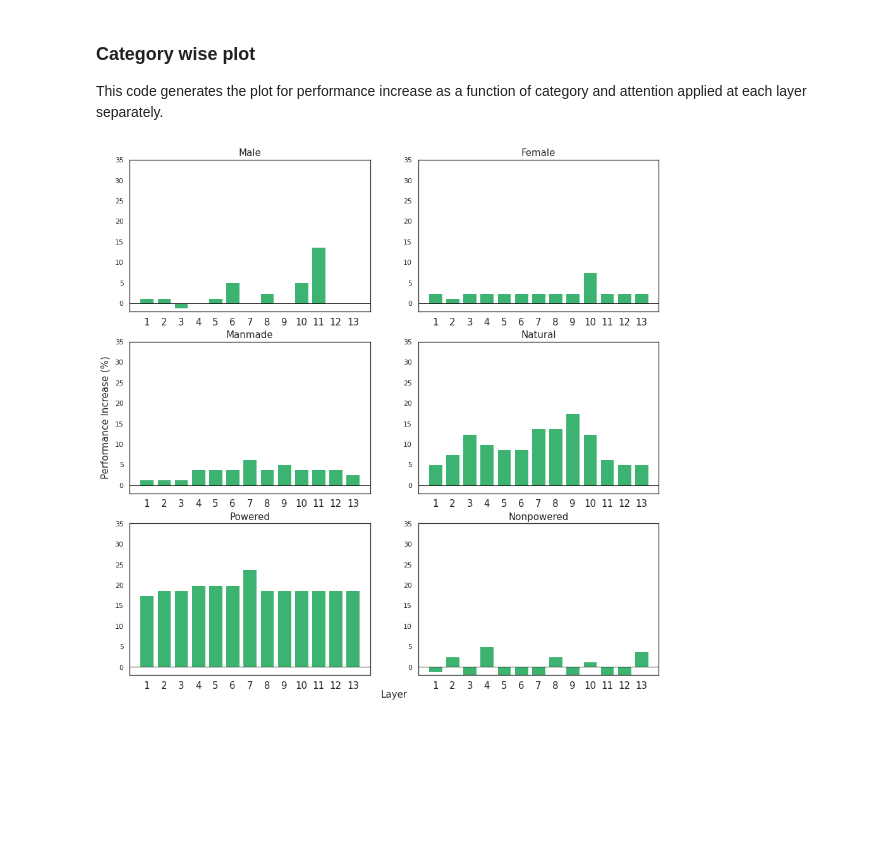
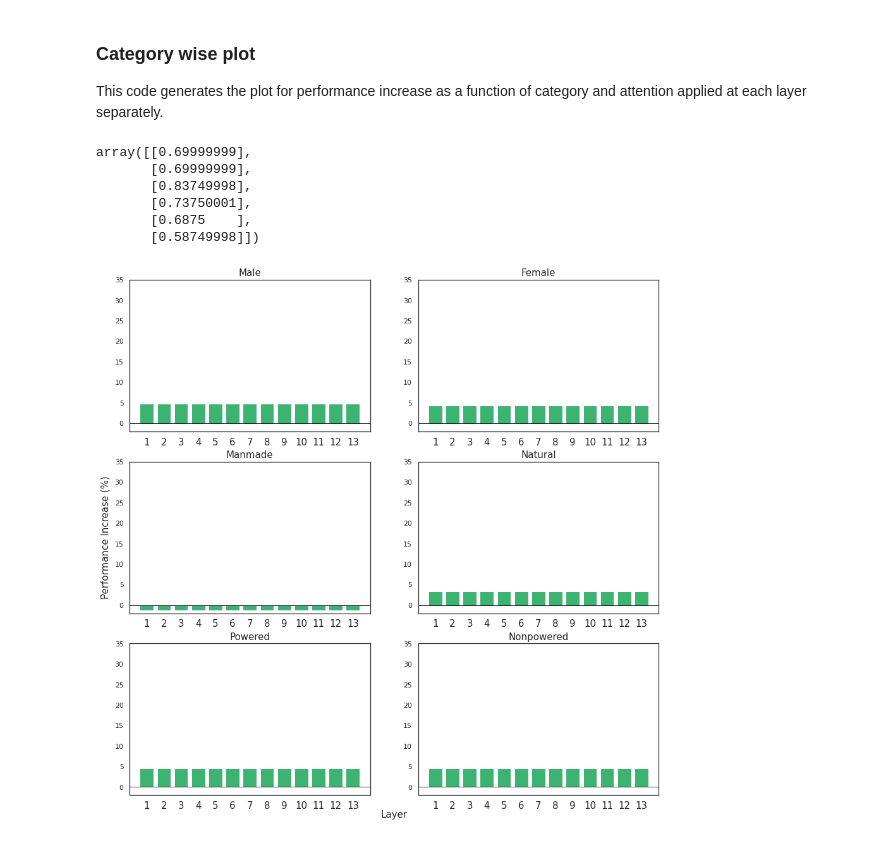
Before and after one commit to soukhind2/vgg16obj, a Jupyter notebook: Merge_set.ipynb, the cells around one changed output. Cells and saved outputs as stored; diff of their text form; code cells hidden in the pictures; blank space fills up the shorter version.

```diff
--- a/Merge_set.ipynb
+++ b/Merge_set.ipynb
@@ -258,7 +279,7 @@ for imtype in range(2):
       test_it = np.concatenate((data_test[cat],data_test[cat + 6])) # Test on merged data
     print(train_it.shape,test_it.shape)
 
-    '''
+
     start = time.time()
     train_data = model.predict(train_it)
     print(f'Train Time: {time.time() - start}')
@@ -266,13 +287,13 @@ for imtype in range(2):
     start = time.time()
     test_data = model.predict(test_it)
     print(f'Test Time: {time.time() - start}')
-    '''
-    history = top_model.fit(x = train_it,  y = train_labels,
+
+    history = top_model.fit(x = train_data,  y = train_labels,
             epochs=epochs,
             batch_size=64,
             verbose = 1, callbacks = [es])
 
-    out = top_model.evaluate(test_it, test_labels)
+    out = top_model.evaluate(test_data, test_labels)
     acc[imtype,cat] = out[1]
     print(out)
 # %% [markdown]
@@ -376,3 +397,17 @@ ax.set_ylim([0,50])
 # %% [output]
 (0.0, 50.0)
 [figure]
+# %%
+tun_q_face = [[0 for item in subl] for subl in fc[0]]
+for cat in range(2):
+  for layer in range(len(fc[cat])):
+    for map in range(len(fc[cat][layer])):
+      if tun_q_face[layer][map] < abs(fc[cat][layer][map]):
+        tun_q_face[layer][map] = abs(fc[cat][layer][map])
+
+sns.set(style="whitegrid")
+ax = sns.boxplot(data = tun_q_face,palette='cool')
+ax.set_xlabel('Layer')
+ax.set_xticklabels(np.arange(1,14))
+ax.set_ylabel('Tuning Quality')
+ax.set_ylim([0,30])
@@ -791,14 +878,15 @@ Epoch 00003: early stopping
 ### Layer wise plot
 This code generates the plot for performance increase as a function of attention applied at each layer separately.
 # %%
+acc = [0.69,0.72,0.85,0.58,0.66,0.63]
 import numpy as np
 import matplotlib.pyplot as plt
 
-x = np.load('tun_accuracy_add0.npy')
+x = np.load('tun_accuracy_multi0.0.npy')
 x = np.expand_dims(x,0)
 
-for i in np.arange(1,10,1):
-  temp = np.load('tun_accuracy_add' + str(i) + '.npy')
+for i in np.arange(0.5,10,0.5):
+  temp = np.load('tun_accuracy_multi' + str(i) + '.npy')
   temp = np.expand_dims(temp,0)
   x = np.vstack((x,temp))
 
@@ -806,9 +894,9 @@ for i in np.arange(1,10,1):
 
 x = np.amax(x,0)
 
-plt_data = np.zeros((6,13))
+plt_data = np.zeros((6,1))
 for i in range(6):
-  for j in range(13):
+  for j in range(1):
     plt_data[i,j] = x[i,j] - acc[i]
 
 
@@ -842,12 +930,21 @@ pval
 # %% [markdown]
 ### Category wise plot
 This code generates the plot for performance increase as a function of category and attention applied at each layer separately.
+# %%
+gacc[0]
+# %% [output]
+array([[0.69999999],
+       [0.69999999],
+       [0.83749998],
+       [0.73750001],
+       [0.6875    ],
+       [0.58749998]])
 # %%
-gacc = np.load('tun_accuracy_add0.npy')
+gacc = np.load('tun_accuracy_multi0.0.npy')
 gacc = np.expand_dims(gacc,0)
 
-for i in np.arange(0,5,1):
-  temp = np.load('tun_accuracy_add' + str(i) + '.npy')
+for i in np.arange(0.5,10,0.5):
+  temp = np.load('tun_accuracy_multi' + str(i) + '.npy')
   temp = np.expand_dims(temp,0)
   gacc = np.vstack((gacc,temp))
 strngs = np.arange(0.5,5,1)
@@ -859,31 +956,31 @@ for i in np.arange(1,11,1):
 strngs = np.concatenate((strngs,np.arange(1,6,1)))'''
 y = np.amax(gacc,0).T
 
 
 plt_data = np.zeros((13,6))
 for i in range(13):
   for j in range(6):
     plt_data[i,j] = y[i,j] - acc[j]
 
 
 import seaborn as sns
 sns.set(style="white",rc={"lines.linewidth": 1})
 layer = 0
 f,axes = plt.subplots(3,2,figsize=(15,15))
 f.add_subplot(111, frameon=False)
 # hide tick and tick label of the big axis
 plt.tick_params(labelcolor='none', top=False, bottom=False, left=False, right=False)
 plt.xlabel("Layer",size = 15)
 plt.ylabel("Performance Increase (%)",size = 15)
 for x in range(3):
   for y in range(2):
     axes[x,y].bar(x = np.arange(0,13),height = plt_data[:,layer]*100,color = 'mediumseagreen')
     axes[x,y].set_xticklabels(np.arange(1,14),size = 15)
     axes[x,y].set_xticks(np.arange(0,14))
     axes[x,y].set_title(categories[layer],size = 15)
     axes[x,y].set_ylim(-2,35)
     axes[x,y].set_xlim(-1,13)
     axes[x,y].hlines(y = 0,xmin= -1,xmax = 13)
     layer+=1
 # %% [output]
-[figure, old version]
+[figure, new version]
```
Also changed, not shown: parts of 14 cells of this notebook.
